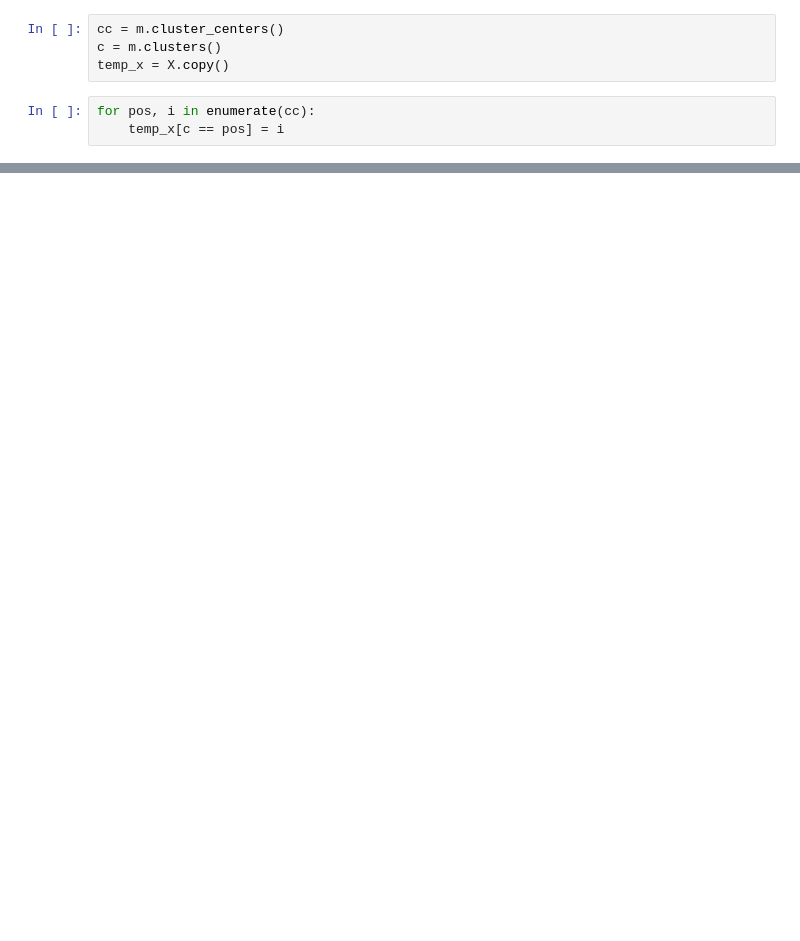
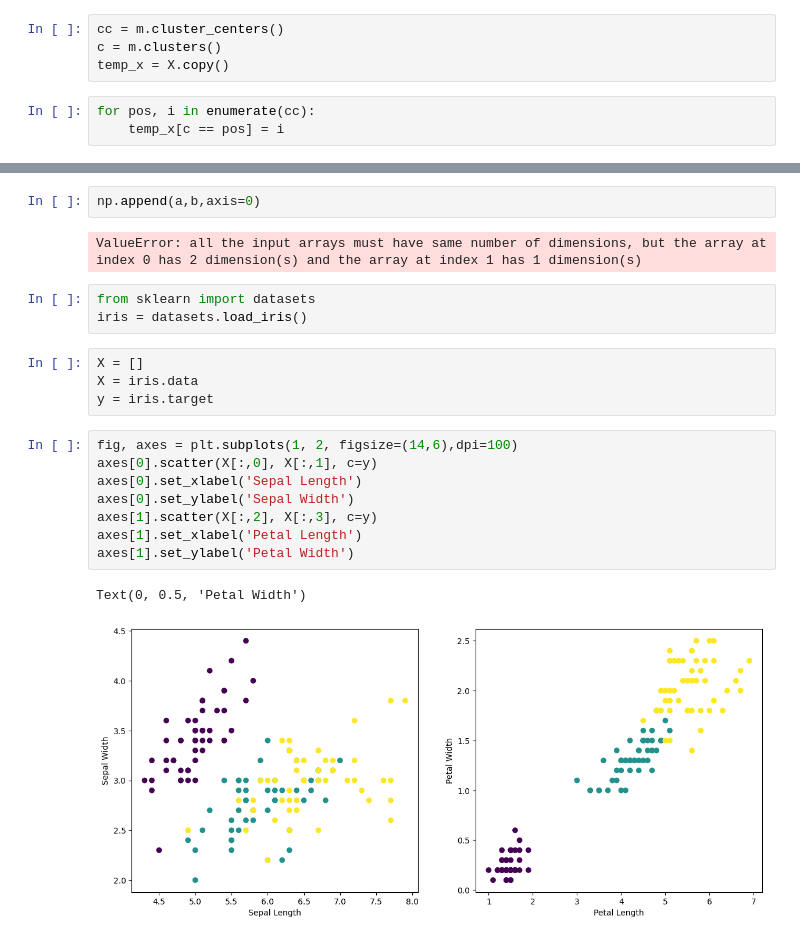
Before and after one commit to Mooseburger1/GT_MASTERS, a Jupyter notebook: Computational_Analytics/HW1/Q2/Q2.ipynb, the cells around one changed output, grey strips where cells are left out. Drawn from its saved outputs; the diff is of its cells as text; blank space fills up the shorter version.

```diff
--- a/Computational_Analytics/HW1/Q2/Q2.ipynb
+++ b/Computational_Analytics/HW1/Q2/Q2.ipynb
@@ -549,0 +665,22 @@ array([[204, 212, 214],
+# %%
+np.append(a,b,axis=0)
+# %% [output]
+ValueError: all the input arrays must have same number of dimensions, but the array at index 0 has 2 dimension(s) and the array at index 1 has 1 dimension(s)
+# %%
+from sklearn import datasets
+iris = datasets.load_iris()
+# %%
+X = []
+X = iris.data
+y = iris.target
+# %%
+fig, axes = plt.subplots(1, 2, figsize=(14,6),dpi=100)
+axes[0].scatter(X[:,0], X[:,1], c=y)
+axes[0].set_xlabel('Sepal Length')
+axes[0].set_ylabel('Sepal Width')
+axes[1].scatter(X[:,2], X[:,3], c=y)
+axes[1].set_xlabel('Petal Length')
+axes[1].set_ylabel('Petal Width')
+# %% [output]
+Text(0, 0.5, 'Petal Width')
+[figure, added]
```
Also changed, not shown: parts of 21 cells of this notebook, 5 other files.
